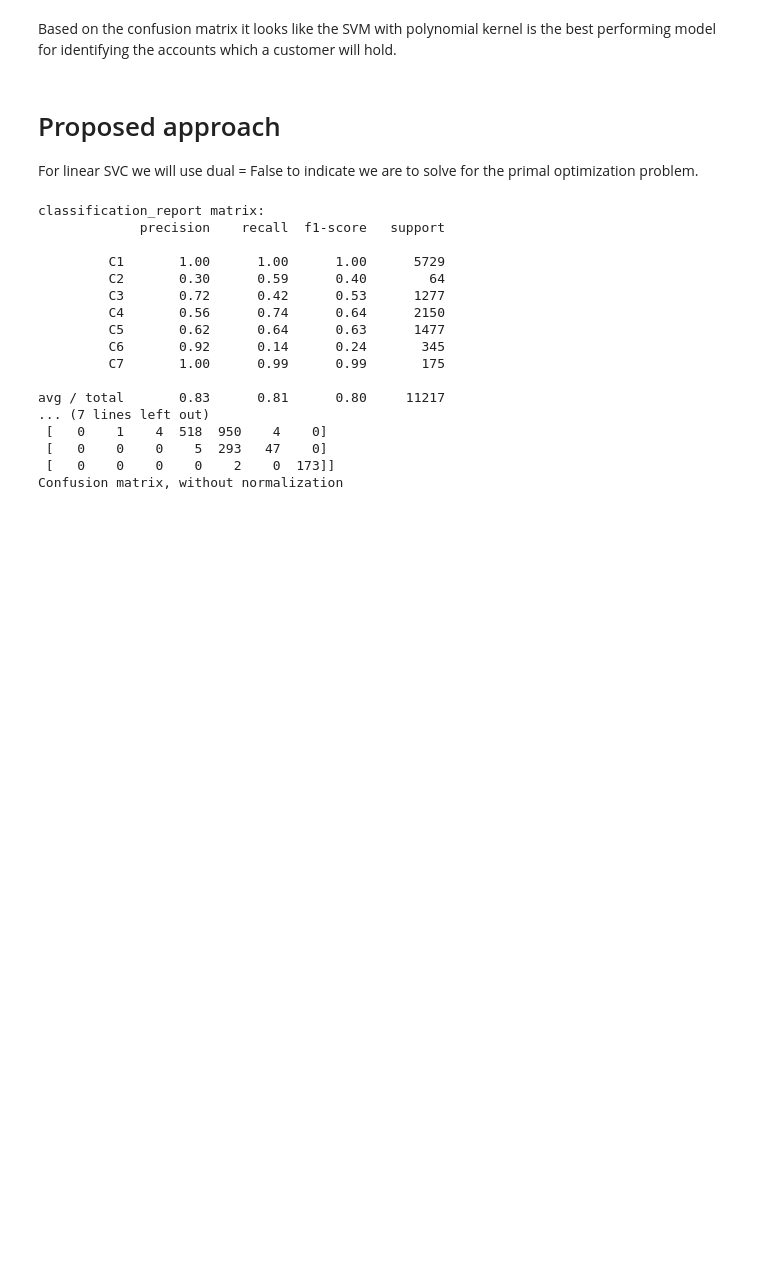
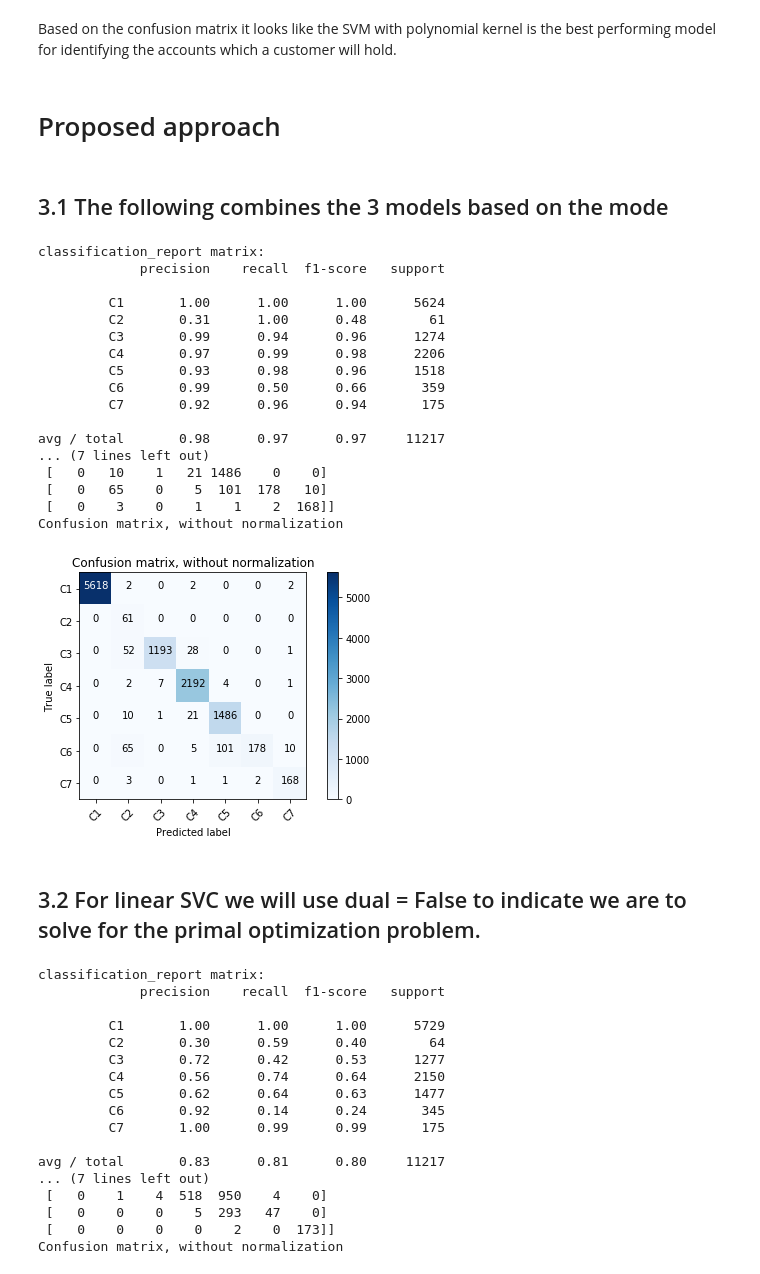
Before and after one commit to yilingzeroone/KE5206CI_CA1SVM, a Jupyter notebook: CA2.ipynb, the cells around one changed output. Saved outputs shown, nothing was run; the diff lists cells and outputs as text; code cells hidden in the pictures; blank space fills up the shorter version.

Commit message:
Vote based

```diff
--- a/CA2.ipynb
+++ b/CA2.ipynb
@@ -602,2 +676,6 @@ Confusion matrix, without normalization
 # %% [markdown]
 Based on the confusion matrix it looks like the SVM with polynomial kernel is the best performing model for identifying the accounts which a customer will hold.
+# %% [markdown]
+# Proposed approach
+# %% [markdown]
+## 3.1 The following combines the 3 models based on the mode
@@ -604,6 +703,35 @@ Based on the confusion matrix it looks like the SVM with polynomial kernel is th
+# %%
+from sklearn.metrics import classification_report
+
+print("classification_report matrix:\n%s" % classification_report(y_test, modeCal
+                                                                  , target_names=accountLabels))
+
+print("Accuracy: %0.4f" % metrics.accuracy_score(y_test, modeCal))
+
+print("Confusion matrix:\n%s" %  metrics.confusion_matrix(y_test, modeCal))
+cnf_matrix = metrics.confusion_matrix(y_test, modeCal)
+plot_confusion_matrix(cnf_matrix, classes= accountLabels, title='Confusion matrix, without normalization')
+# %% [output]
+classification_report matrix:
+             precision    recall  f1-score   support
+
+         C1       1.00      1.00      1.00      5624
+         C2       0.31      1.00      0.48        61
+         C3       0.99      0.94      0.96      1274
+         C4       0.97      0.99      0.98      2206
+         C5       0.93      0.98      0.96      1518
+         C6       0.99      0.50      0.66       359
+         C7       0.92      0.96      0.94       175
+
+avg / total       0.98      0.97      0.97     11217
+... (7 lines left out)
+ [   0   10    1   21 1486    0    0]
+ [   0   65    0    5  101  178   10]
+ [   0    3    0    1    1    2  168]]
+Confusion matrix, without normalization
+[figure, added]
 # %% [markdown]
-# Proposed approach
-For linear SVC we will use dual = False to indicate we are to solve for the primal optimization problem.
+## 3.2 For linear SVC we will use dual = False to indicate we are to solve for the primal optimization problem.
 # %%
 # One vs All
 ovrLin = LinearSVC(C=10,multi_class='ovr', penalty='l2',class_weight=None, random_state=8
```
Also changed, not shown: parts of 13 cells of this notebook.
